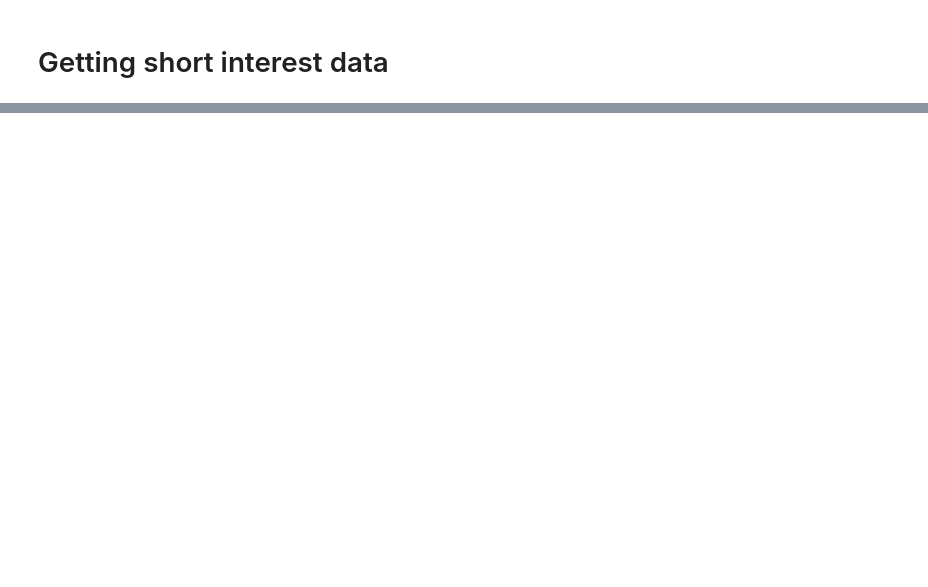
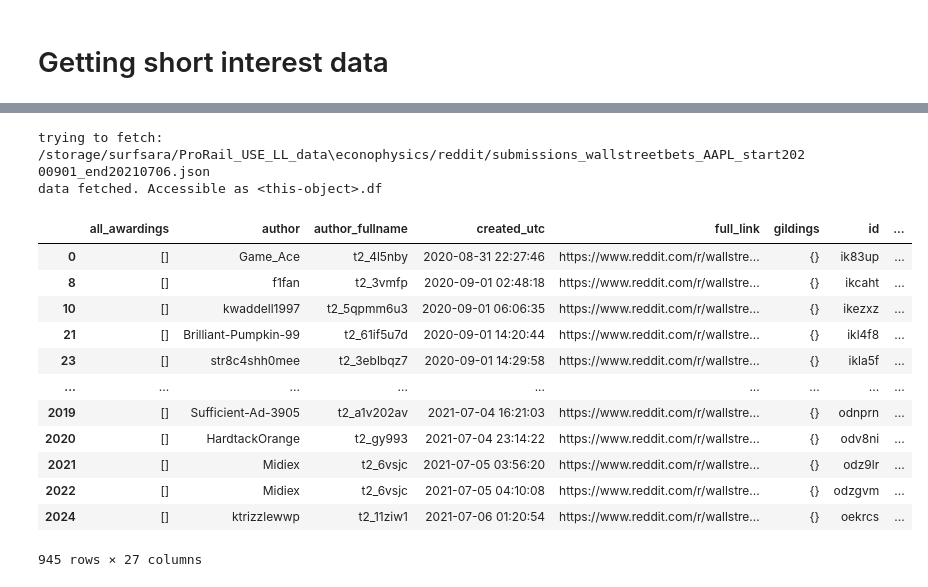
Before and after one commit to SaberQ19/socioPhysics_DiamondHands, a Jupyter notebook: StocksAndPostsv2.ipynb, the cells around one changed output, grey strips where cells are left out. Drawn from its saved outputs; the diff is of its cells as text; code cells hidden in the pictures; blank space fills up the shorter version.

```diff
--- a/StocksAndPostsv2.ipynb
+++ b/StocksAndPostsv2.ipynb
@@ -136,2 +106,19 @@ redditRollingAmount = amount_window_reddit_data(df, '1H')
+# %%
+def sort_reddit_data(df):
+    df = df.sort_values(by="created_utc")
+    df['created_utc'] = pd.to_datetime(df['created_utc'], origin='unix', unit='s')
+
+    return df
+
+def rolling_window_reddit(df, window_var):
+    redditRollingAmount = df[['id']].rolling(window = window_var).count()
+    redditRollingAmount = redditRollingAmount.rename(columns={'id':'rolling_count'})
+
+    return redditRollingAmount
+
+def import_reddit_data(dh, stock):
+    df = get_reddit_df(dh, stock, True)
+    df = sort_reddit_data(df)
+    return df
 # %% [markdown]
 ### Stock preparation
@@ -458,7 +208,0 @@ merge_short_n_price
-# %%
-#This typo has been here for way too long
-sentiment_values = pd.read_csv('redditpostsRevelant.csv')
-
-sentiment_values = sentiment_values[['created_utc', 'text_sentiment_score']]
-
-sentiment_values['created_utc'] = pd.to_datetime(sentiment_values['created_utc'])
@@ -585,0 +329,31 @@ redditPosts
+# %%
+def merge_sentiment_and_filter(redditposts, sentiments, stock):
+    if stock == "GME":
+        return sentiments
+    else:
+        merged_reddit_posts = pd.merge(redditposts, sentiments, on='id', how='outer')
+        merged_reddit_posts = filter_reddit_for_sentiment(merged_reddit_posts)
+        return merged_reddit_posts
+
+redditPosts = import_reddit_data(dh, stock)
+redditPosts
+sentiment_df = import_sentiment(stock)
+merged_reddit_posts = merge_sentiment_and_filter(redditPosts, sentiment_df, stock)
+
+merged_reddit_posts
+# %% [output]
+trying to fetch: /storage/surfsara/ProRail_USE_LL_data\econophysics/reddit/submissions_wallstreetbets_AAPL_start20200901_end20210706.json
+data fetched. Accessible as <this-object>.df
+|  | all_awardings | author | author_fullname | created_utc | full_link | gildings | id | ... |
+| 0 | [] | Game_Ace | t2_4l5nby | 2020-08-31 22:27:46 | https://www.reddit.com/r/wallstre... | {} | ik83up | ... |
+| 8 | [] | f1fan | t2_3vmfp | 2020-09-01 02:48:18 | https://www.reddit.com/r/wallstre... | {} | ikcaht | ... |
+| 10 | [] | kwaddell1997 | t2_5qpmm6u3 | 2020-09-01 06:06:35 | https://www.reddit.com/r/wallstre... | {} | ikezxz | ... |
+| 21 | [] | Brilliant-Pumpkin-99 | t2_61if5u7d | 2020-09-01 14:20:44 | https://www.reddit.com/r/wallstre... | {} | ikl4f8 | ... |
+| 23 | [] | str8c4shh0mee | t2_3eblbqz7 | 2020-09-01 14:29:58 | https://www.reddit.com/r/wallstre... | {} | ikla5f | ... |
+| ... | ... | ... | ... | ... | ... | ... | ... | ... |
+| 2019 | [] | Sufficient-Ad-3905 | t2_a1v202av | 2021-07-04 16:21:03 | https://www.reddit.com/r/wallstre... | {} | odnprn | ... |
+| 2020 | [] | HardtackOrange | t2_gy993 | 2021-07-04 23:14:22 | https://www.reddit.com/r/wallstre... | {} | odv8ni | ... |
+| 2021 | [] | Midiex | t2_6vsjc | 2021-07-05 03:56:20 | https://www.reddit.com/r/wallstre... | {} | odz9lr | ... |
+| 2022 | [] | Midiex | t2_6vsjc | 2021-07-05 04:10:08 | https://www.reddit.com/r/wallstre... | {} | odzgvm | ... |
+| 2024 | [] | ktrizzlewwp | t2_11ziw1 | 2021-07-06 01:20:54 | https://www.reddit.com/r/wallstre... | {} | oekrcs | ... |
+945 rows × 27 columns
```
Also changed, not shown: parts of 40 cells of this notebook.
